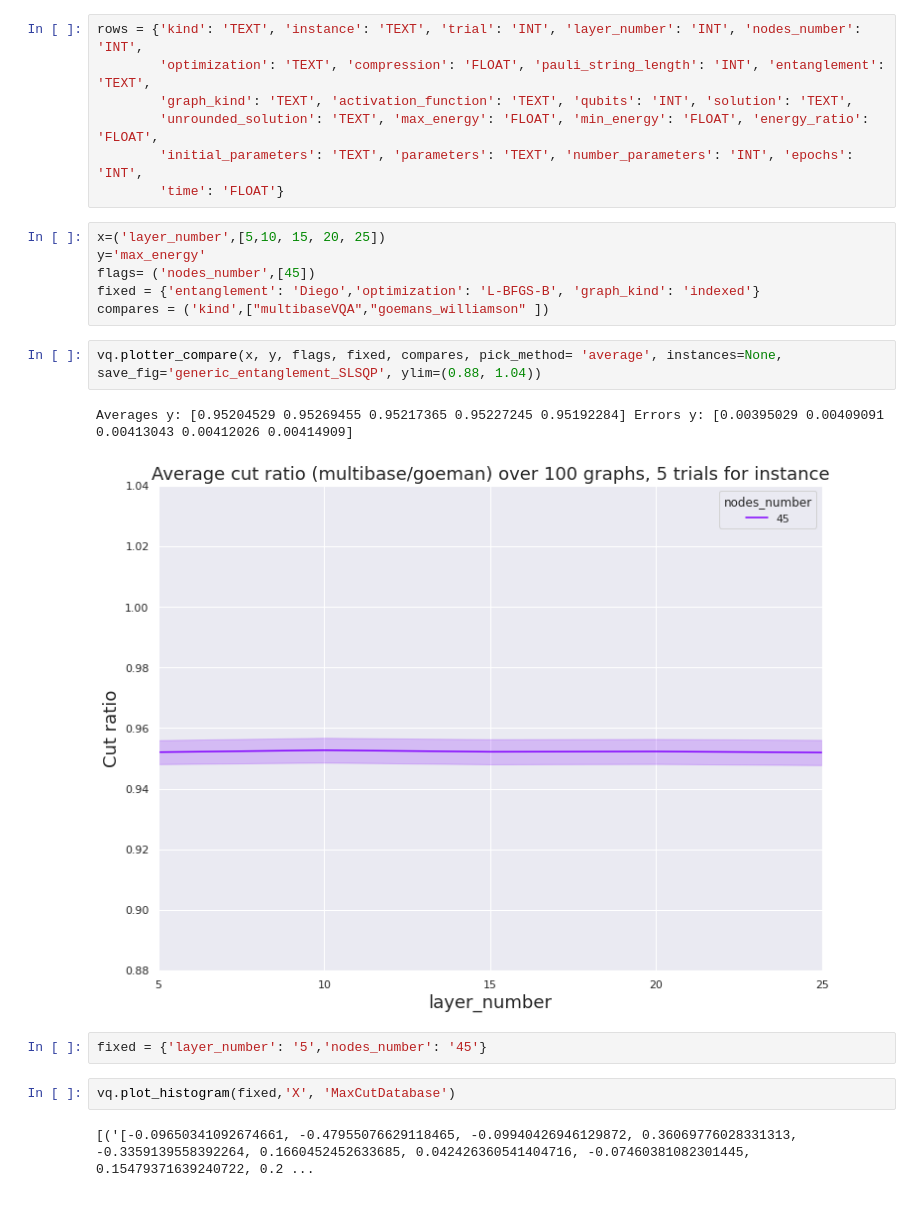
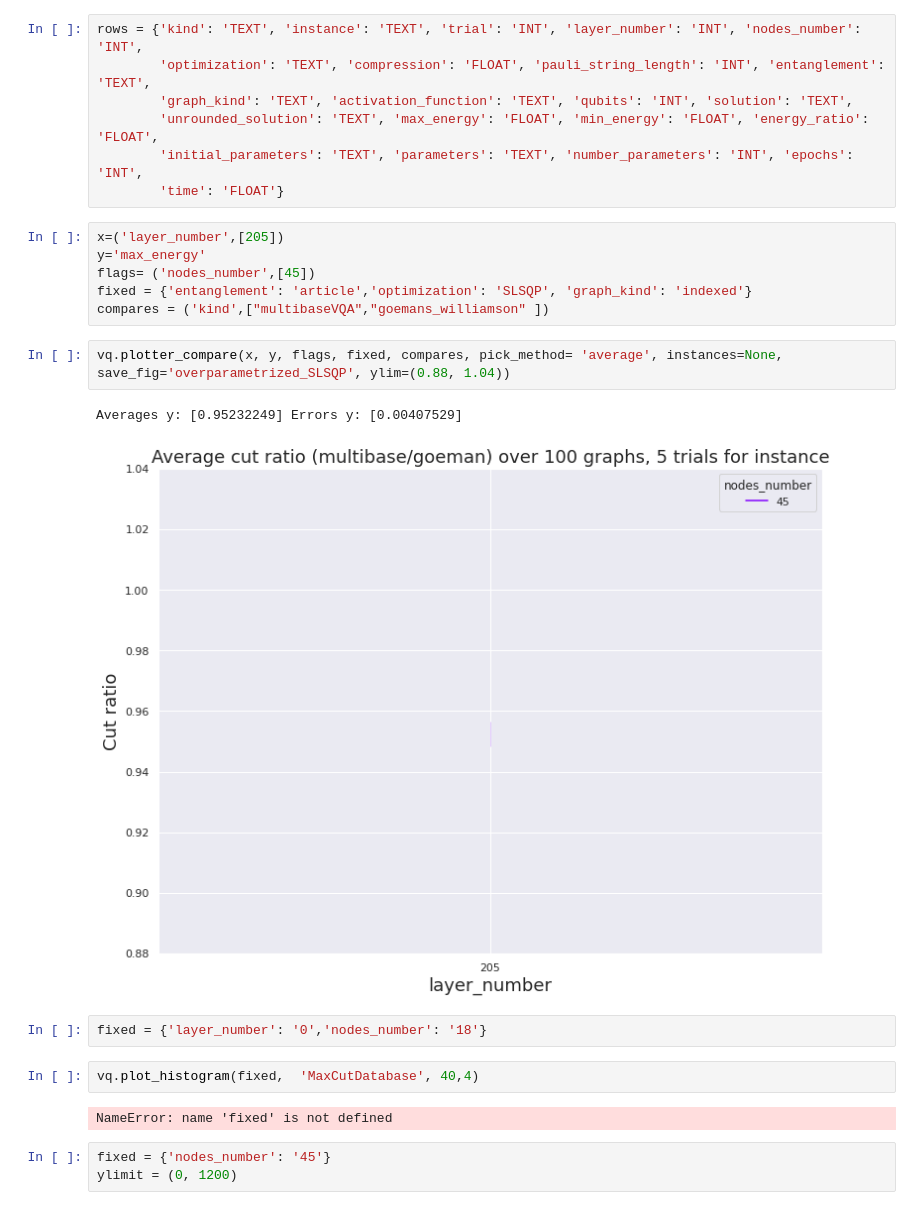
Before and after one commit to MarcoSciorilli/MqMBE, a Jupyter notebook: Tests.ipynb, the cells around one changed output. Saved outputs shown, nothing was run; the diff lists cells and outputs as text.

Commit message:
changes in plots and normalized multibase

```diff
--- a/Tests.ipynb
+++ b/Tests.ipynb
@@ -15,19 +16,22 @@ rows = {'kind': 'TEXT', 'instance': 'TEXT', 'trial': 'INT', 'layer_number': 'INT
         'initial_parameters': 'TEXT', 'parameters': 'TEXT', 'number_parameters': 'INT', 'epochs': 'INT',
         'time': 'FLOAT'}
 # %%
-x=('layer_number',[5,10, 15, 20, 25])
+x=('layer_number',[205])
 y='max_energy'
 flags= ('nodes_number',[45])
-fixed = {'entanglement': 'Diego','optimization': 'L-BFGS-B', 'graph_kind': 'indexed'}
+fixed = {'entanglement': 'article','optimization': 'SLSQP', 'graph_kind': 'indexed'}
 compares = ('kind',["multibaseVQA","goemans_williamson" ])
 # %%
-vq.plotter_compare(x, y, flags, fixed, compares, pick_method= 'average', instances=None, save_fig='generic_entanglement_SLSQP', ylim=(0.88, 1.04))
+vq.plotter_compare(x, y, flags, fixed, compares, pick_method= 'average', instances=None, save_fig='overparametrized_SLSQP', ylim=(0.88, 1.04))
 # %% [output]
-Averages y: [0.95204529 0.95269455 0.95217365 0.95227245 0.95192284] Errors y: [0.00395029 0.00409091 0.00413043 0.00412026 0.00414909]
+Averages y: [0.95232249] Errors y: [0.00407529]
-[figure, old version]
+[figure, new version]
 # %%
-fixed = {'layer_number': '5','nodes_number': '45'}
+fixed = {'layer_number': '0','nodes_number': '18'}
 # %%
-vq.plot_histogram(fixed,'X', 'MaxCutDatabase')
+vq.plot_histogram(fixed,  'MaxCutDatabase', 40,4)
 # %% [output]
-[('[-0.09650341092674661, -0.47955076629118465, -0.09940426946129872, 0.36069776028331313, -0.3359139558392264, 0.1660452452633685, 0.042426360541404716, -0.07460381082301445, 0.15479371639240722, 0.2 ...
+NameError: name 'fixed' is not defined
+# %%
+fixed = {'nodes_number': '45'}
+ylimit = (0, 1200)
```
Also changed, not shown: parts of 3 cells of this notebook, 3 other files.
